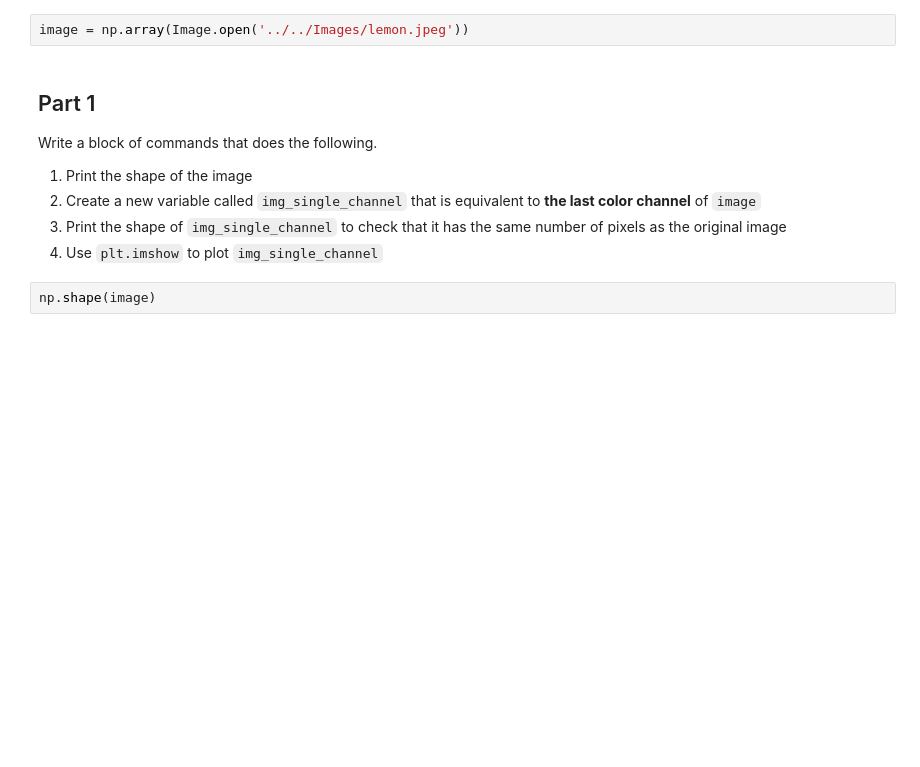
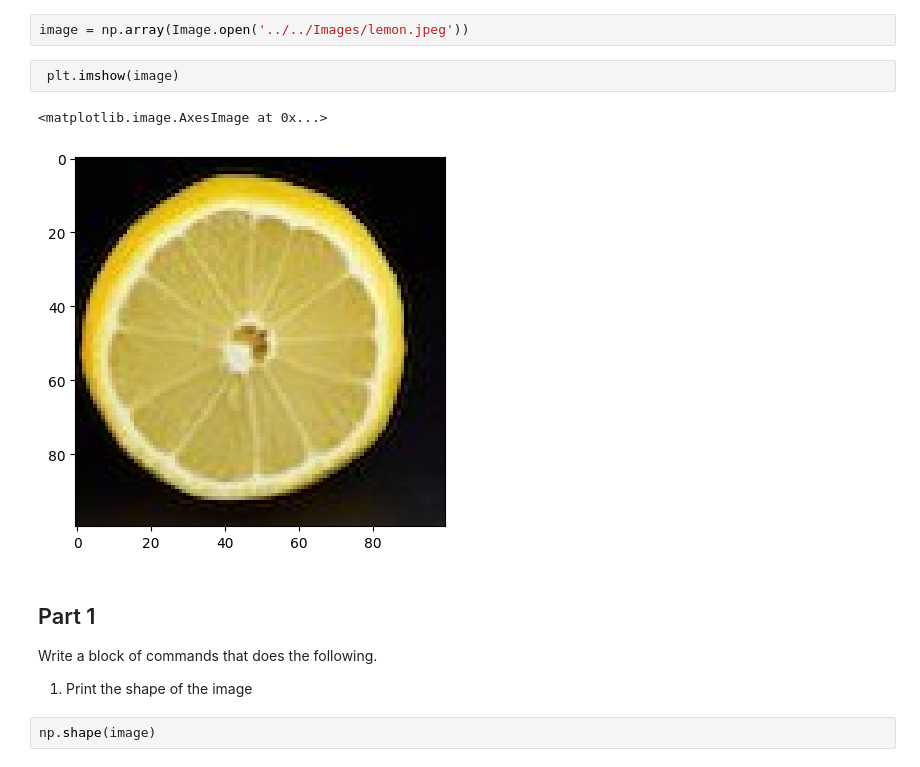
Before and after one commit to Toshou/Fall-23-APML-Public, a Jupyter notebook: Assignements/HW1/HW1.ipynb, the cells around one changed output. Cells and saved outputs as stored; diff of their text form; blank space fills up the shorter version.

```diff
--- a/Assignements/HW1/HW1.ipynb
+++ b/Assignements/HW1/HW1.ipynb
@@ -22,15 +22,17 @@ import matplotlib.pyplot as plt
 PIL stands for Python Imaging Library, and it provides the necessary tools and functions for handling images in Python. It is used for image processing, manipulation, and analysis.
 # %%
 image = np.array(Image.open('../../Images/lemon.jpeg'))
+# %%
+ plt.imshow(image)
+# %% [output]
+<matplotlib.image.AxesImage at 0x...>
+[figure, added]
 # %% [markdown]
 ## Part 1
 
 Write a block of commands that does the following.
 
 1. Print the shape of the image
-2. Create a new variable called `img_single_channel` that is equivalent to __the last color channel__ of `image`
-3. Print the shape of `img_single_channel` to check that it has the same number of pixels as the original image
-4. Use `plt.imshow` to plot  `img_single_channel`
 # %%
 np.shape(image)
 # %% [output]
```
Also changed, not shown: parts of 34 cells of this notebook.
